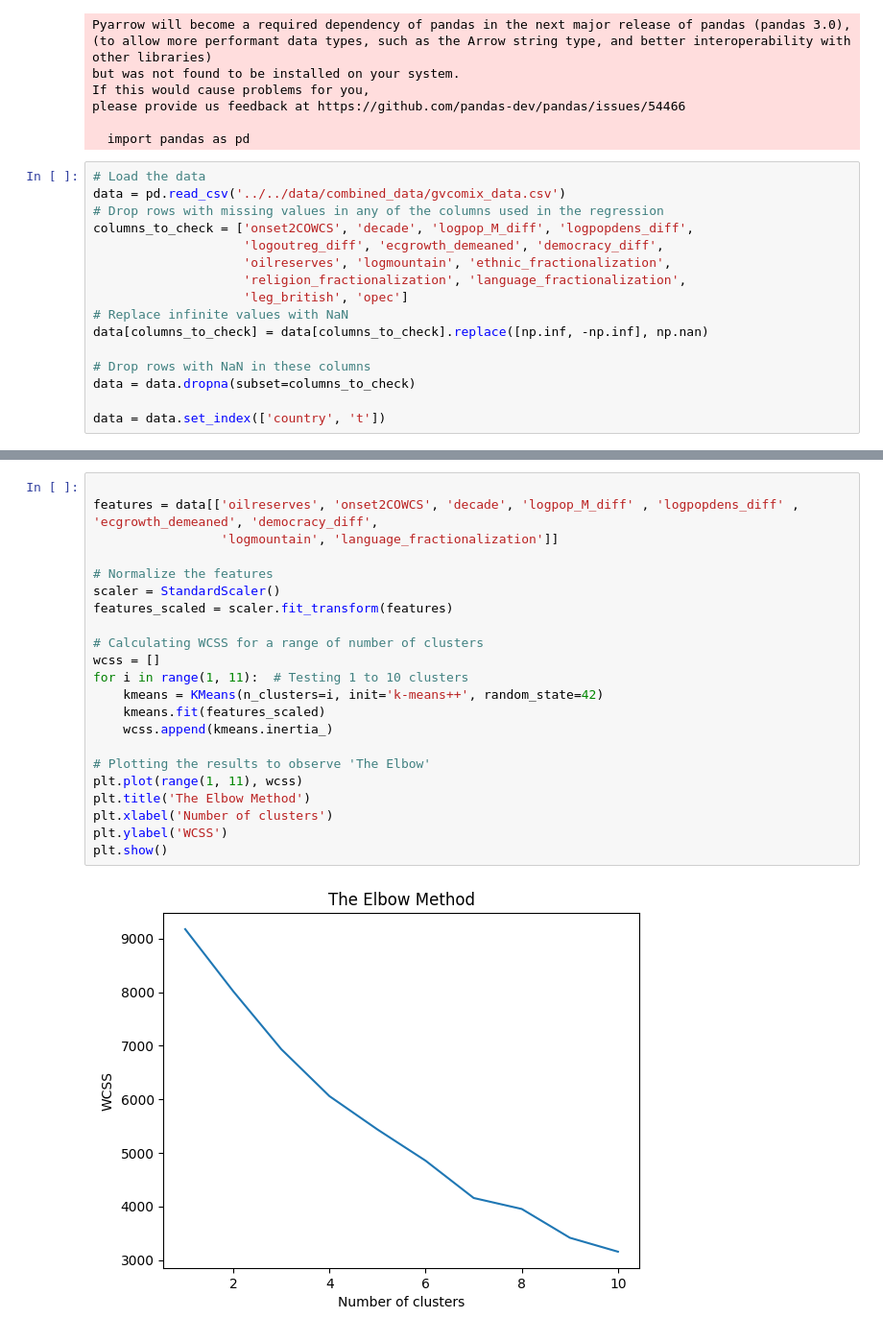
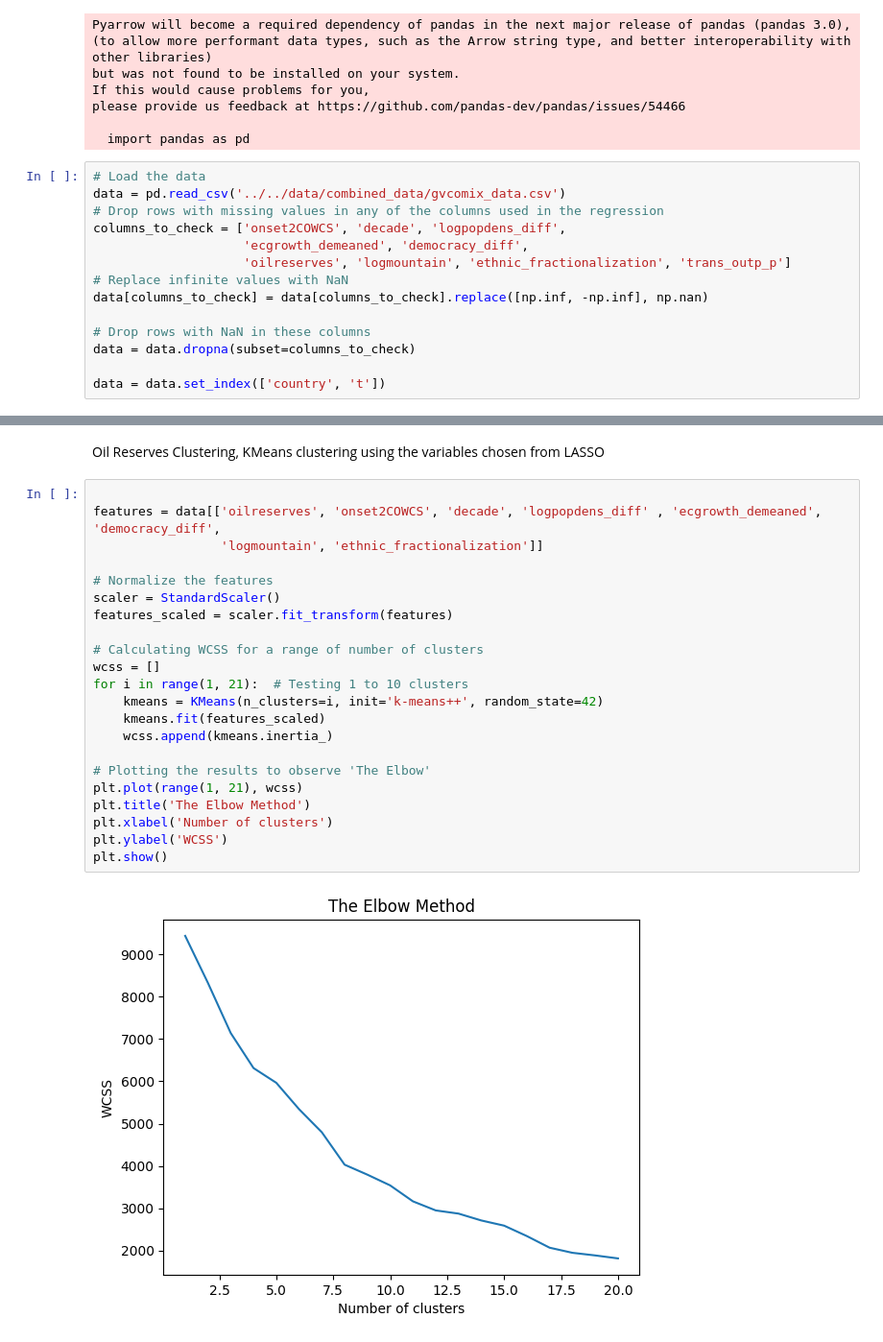
Before and after one commit to JanetYing/ECMA31350_Project, a Jupyter notebook: code/clustering/clustering_code.ipynb, the cells around one changed output, grey strips where cells are left out. Shown: that part at 96% size. Drawn from its saved outputs; the diff is of its cells as text.

```diff
--- a/code/clustering/clustering_code.ipynb
+++ b/code/clustering/clustering_code.ipynb
@@ -20,11 +20,9 @@ please provide us feedback at https://github.com/pandas-dev/pandas/issues/54466
 # Load the data
 data = pd.read_csv('../../data/combined_data/gvcomix_data.csv')
 # Drop rows with missing values in any of the columns used in the regression
-columns_to_check = ['onset2COWCS', 'decade', 'logpop_M_diff', 'logpopdens_diff',
-                    'logoutreg_diff', 'ecgrowth_demeaned', 'democracy_diff',
-                    'oilreserves', 'logmountain', 'ethnic_fractionalization',
-                    'religion_fractionalization', 'language_fractionalization',
-                    'leg_british', 'opec']
+columns_to_check = ['onset2COWCS', 'decade', 'logpopdens_diff',
+                    'ecgrowth_demeaned', 'democracy_diff',
+                    'oilreserves', 'logmountain', 'ethnic_fractionalization', 'trans_outp_p']
 # Replace infinite values with NaN
 data[columns_to_check] = data[columns_to_check].replace([np.inf, -np.inf], np.nan)
 
@@ -37,24 +33,26 @@ Oil Reserves Clustering
+# %% [markdown]
+Oil Reserves Clustering, KMeans clustering using the variables chosen from LASSO
 # %%
 
-features = data[['oilreserves', 'onset2COWCS', 'decade', 'logpop_M_diff' , 'logpopdens_diff' , 'ecgrowth_demeaned', 'democracy_diff',
-                 'logmountain', 'language_fractionalization']]
+features = data[['oilreserves', 'onset2COWCS', 'decade', 'logpopdens_diff' , 'ecgrowth_demeaned', 'democracy_diff',
+                 'logmountain', 'ethnic_fractionalization']]
 
 # Normalize the features
 scaler = StandardScaler()
 features_scaled = scaler.fit_transform(features)
 
 # Calculating WCSS for a range of number of clusters
 wcss = []
-for i in range(1, 11):  # Testing 1 to 10 clusters
+for i in range(1, 21):  # Testing 1 to 10 clusters
     kmeans = KMeans(n_clusters=i, init='k-means++', random_state=42)
     kmeans.fit(features_scaled)
     wcss.append(kmeans.inertia_)
 
 # Plotting the results to observe 'The Elbow'
-plt.plot(range(1, 11), wcss)
+plt.plot(range(1, 21), wcss)
 plt.title('The Elbow Method')
 plt.xlabel('Number of clusters')
 plt.ylabel('WCSS')
 plt.show()
 # %% [output]
-[figure, old version]
+[figure, new version]
```
Also changed, not shown: parts of 21 cells of this notebook, 3 other files.
